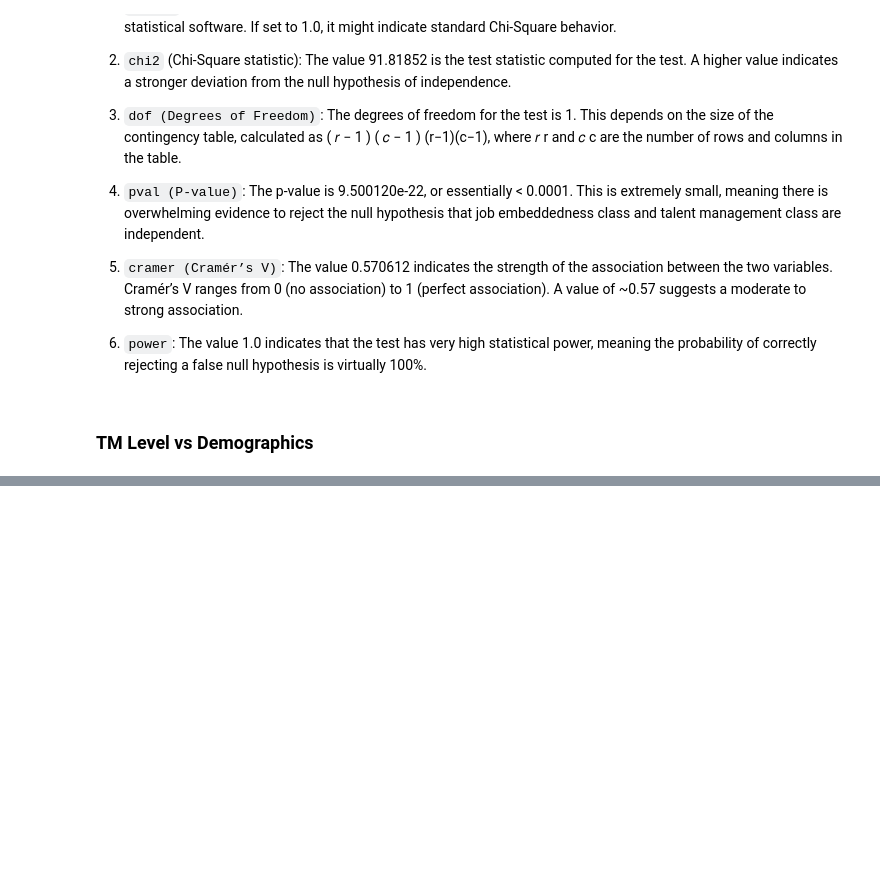
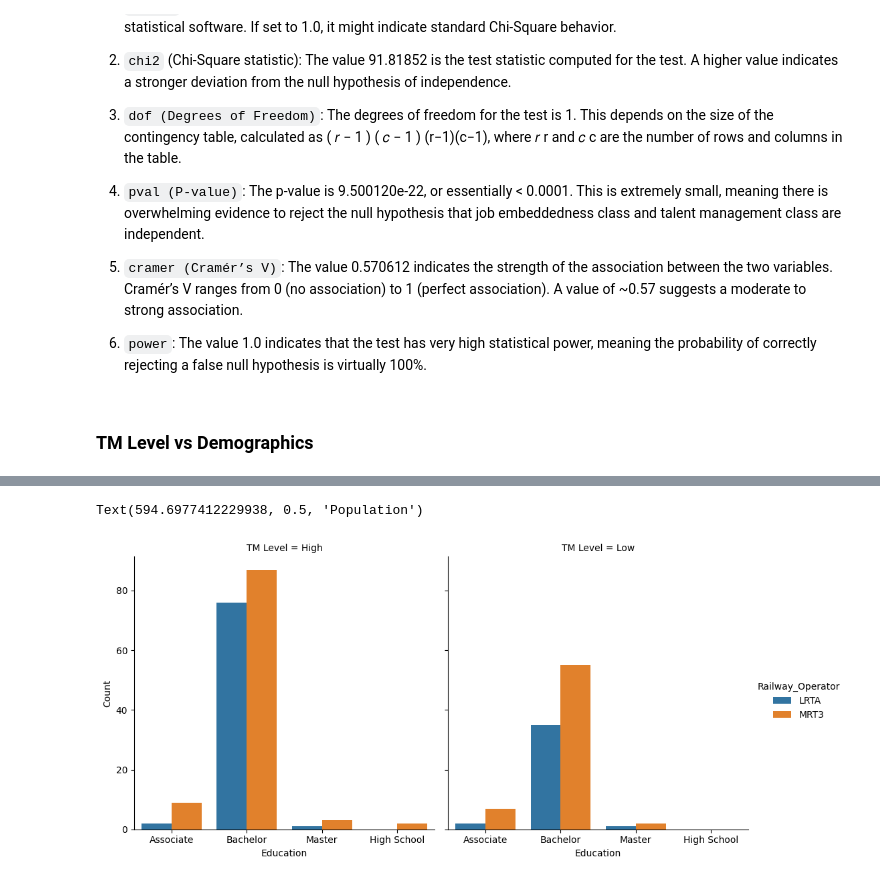
Before and after one commit to pjcroxas/Talent-Retention-in-Railway-Workforce, a Jupyter notebook: Talent_Retention_in_Railway_Workforce.ipynb, the cells around one changed output, grey strips where cells are left out. Drawn from its saved outputs; the diff is of its cells as text; code cells hidden in the pictures; blank space fills up the shorter version.

```diff
--- a/Talent_Retention_in_Railway_Workforce.ipynb
+++ b/Talent_Retention_in_Railway_Workforce.ipynb
@@ -577,0 +595,15 @@ c are the number of rows and columns in the table.
+# %%
+JE_gender_org = retention_prepped_df.groupby(["Railway_Operator",
+                                      "Education",
+                                      "TM Level"]).count()["Age"].reset_index(name="Count")
+
+sns.catplot(JE_gender_org,
+            y="Count",
+            x="Education",
+            col="TM Level",
+            hue="Railway_Operator",
+            kind="bar")
+plt.ylabel("Population")
+# %% [output]
+Text(594.6977412229938, 0.5, 'Population')
+[figure, added]
```
Also changed, not shown: parts of 50 cells of this notebook.
